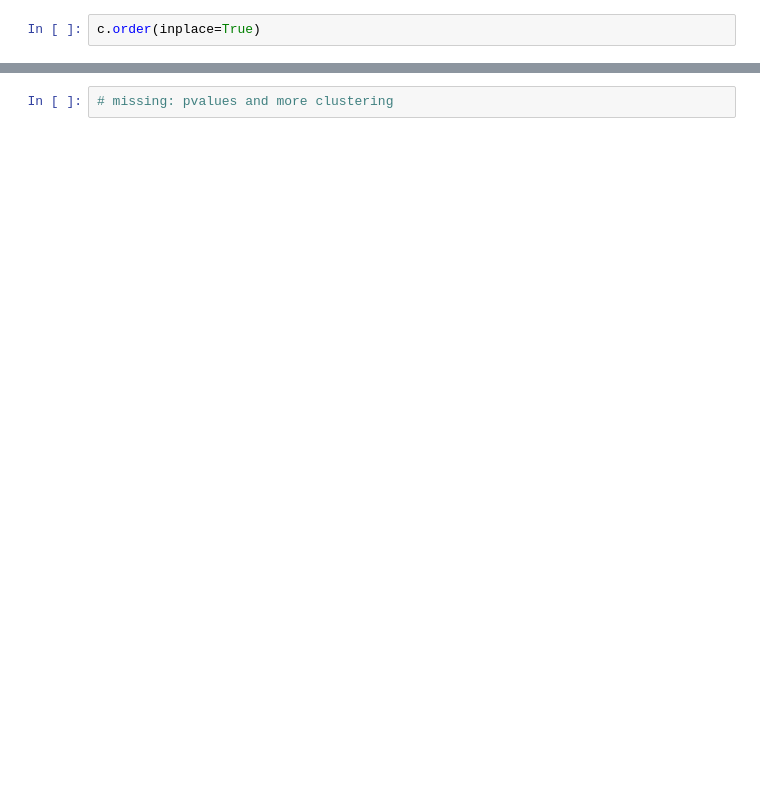
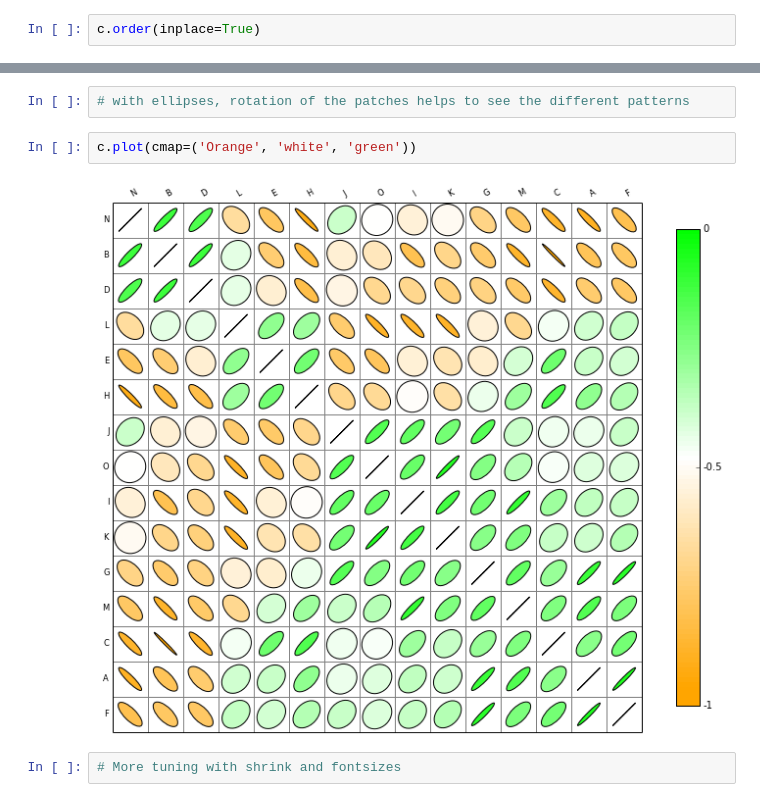
Before and after one commit to biokit/biokit, a Jupyter notebook: notebooks/viz/corrplot.ipynb, the cells around one changed output, grey strips where cells are left out. Cells and saved outputs as stored; diff of their text form; blank space fills up the shorter version.

```diff
--- a/notebooks/viz/corrplot.ipynb
+++ b/notebooks/viz/corrplot.ipynb
@@ -66,2 +67,8 @@ c.plot(method='circle')
-# %%
-# missing: pvalues and more clustering
+# %%
+# with ellipses, rotation of the patches helps to see the different patterns
+# %%
+c.plot(cmap=('Orange', 'white', 'green'))
+# %% [output]
+[figure, added]
+# %%
+# More tuning with shrink and fontsizes
```
Also changed, not shown: parts of 9 cells of this notebook.
